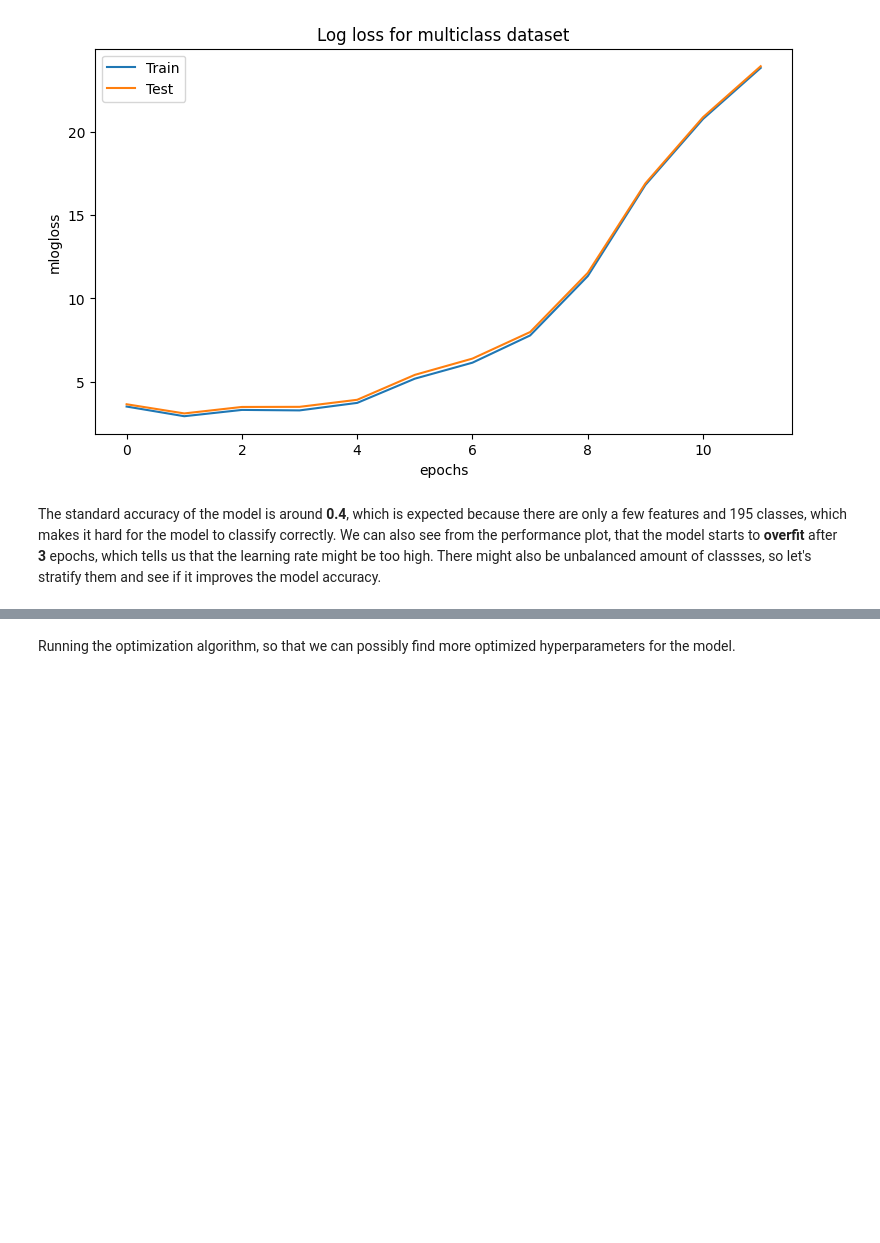
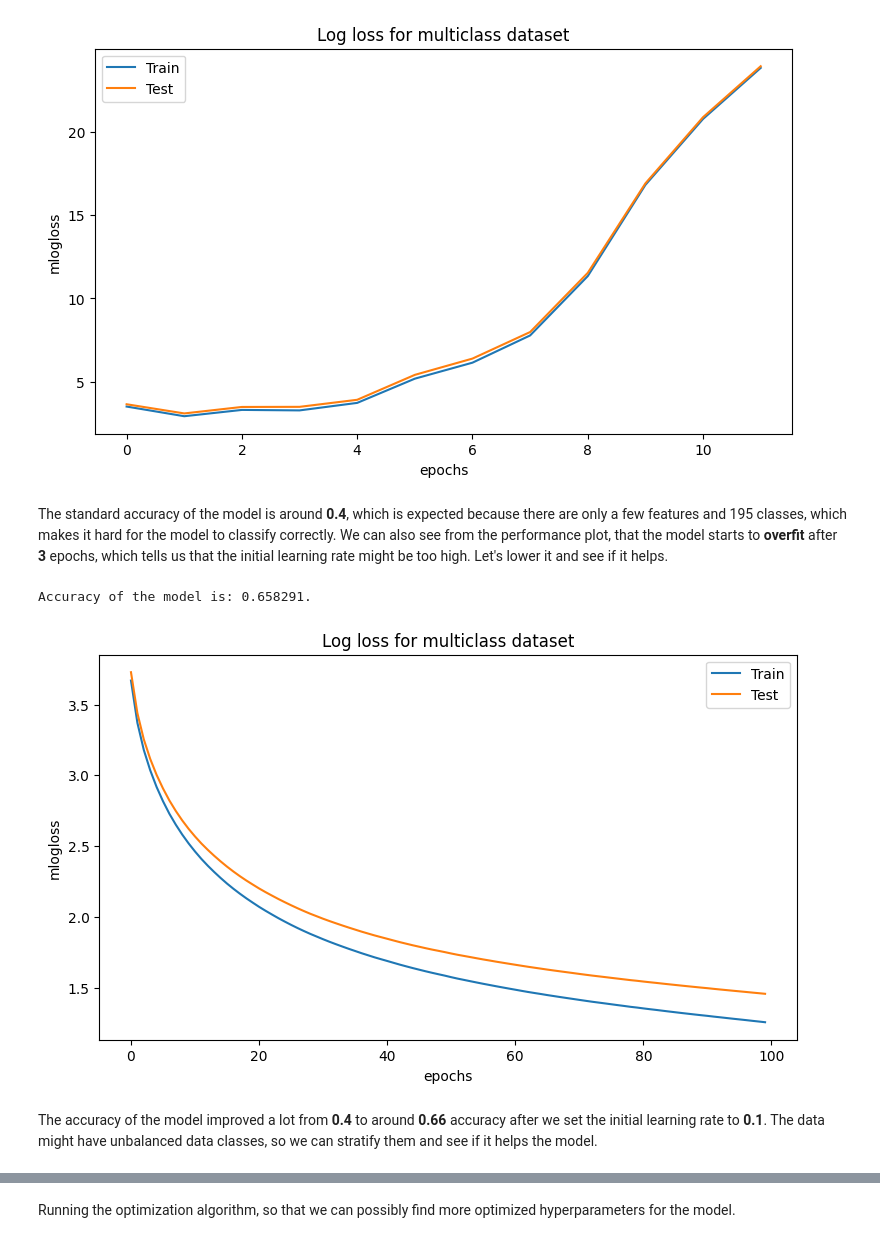
Before and after one commit to SamiAnttalainen/Covid-19_Analysis-Project, a Jupyter notebook: Covid-19_Modeling.ipynb, the cells around one changed output, grey strips where cells are left out. Cells and saved outputs as stored; diff of their text form; code cells hidden in the pictures; blank space fills up the shorter version.

```diff
--- a/Covid-19_Modeling.ipynb
+++ b/Covid-19_Modeling.ipynb
@@ -257,5 +263,12 @@ train_test_generator(features, target, modified_data)
 Accuracy of the model is: 0.407021.
 [figure]
 # %% [markdown]
-The standard accuracy of the model is around **0.4**, which is expected because there are only a few features and 195 classes, which makes it hard for the model to classify correctly. We can also see from the performance plot, that the model starts to **overfit** after **3** epochs, which tells us that the learning rate might be too high. There might also be unbalanced amount of classses, so let's stratify them and see if it improves the model accuracy.
+The standard accuracy of the model is around **0.4**, which is expected because there are only a few features and 195 classes, which makes it hard for the model to classify correctly. We can also see from the performance plot, that the model starts to **overfit** after **3** epochs, which tells us that the initial learning rate might be too high. Let's lower it and see if it helps.
+# %%
+train_test_generator(features, target, modified_data, lr=0.1)
+# %% [output]
+Accuracy of the model is: 0.658291.
+[figure, added]
+# %% [markdown]
+The accuracy of the model improved a lot from **0.4** to around **0.66** accuracy after we set the initial learning rate to **0.1**. The data might have unbalanced data classes, so we can stratify them and see if it helps the model.
 # %%
```
Also changed, not shown: parts of 12 cells of this notebook.
